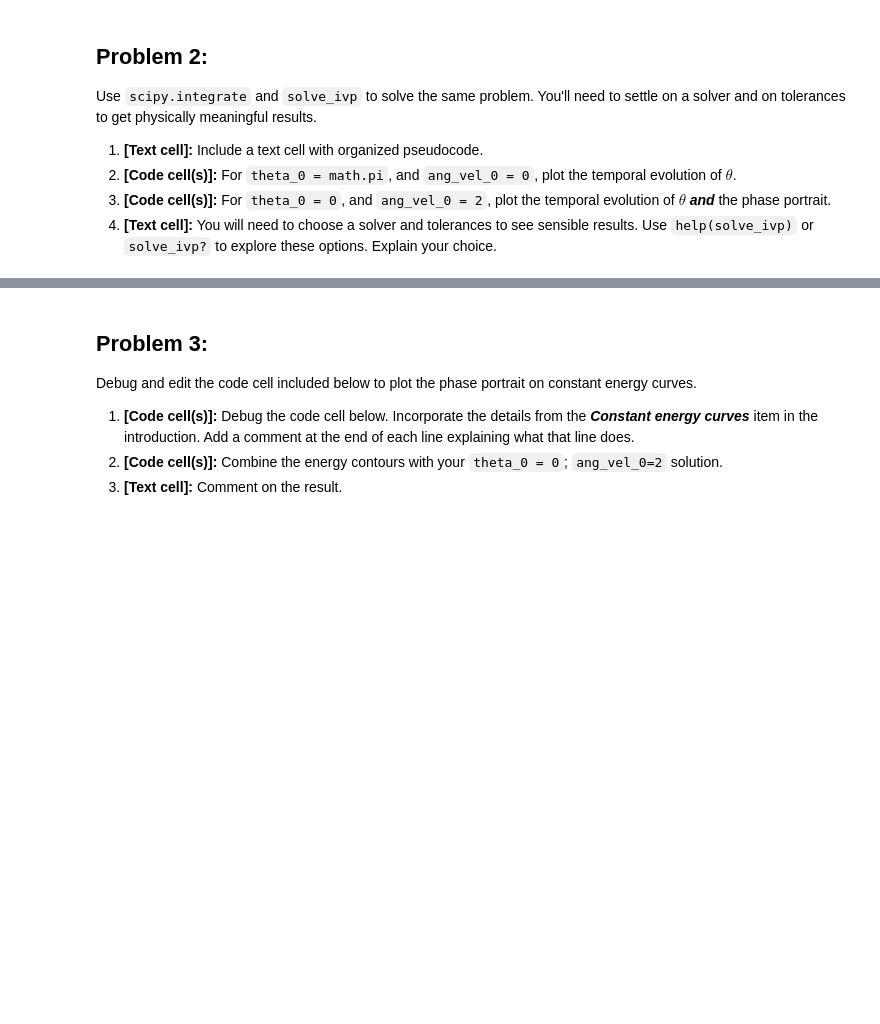
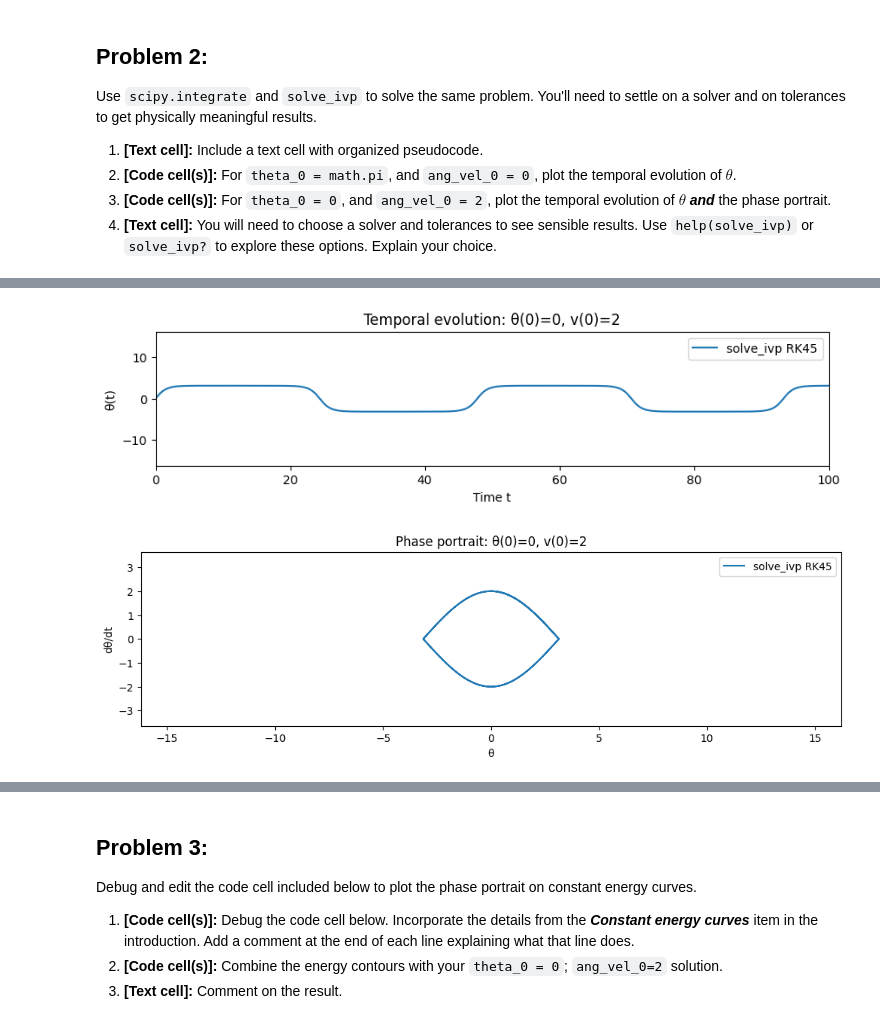
Before and after one commit to IntroComputationalPhysics-UNT/euler-and-solve-ivp-firebats2000, a Jupyter notebook: rigid_pendulum_assignment_v2.ipynb, the cells around one changed output, grey strips where cells are left out. Saved outputs shown, nothing was run; the diff lists cells and outputs as text; code cells hidden in the pictures; blank space fills up the shorter version.

```diff
--- a/rigid_pendulum_assignment_v2.ipynb
+++ b/rigid_pendulum_assignment_v2.ipynb
@@ -205,0 +276,36 @@ Use `scipy.integrate` and `solve_ivp` to solve the same problem. You'll need to
+# %%
+# problem 2 code cell for temporal evolution and phase portrait plot
+
+# Initial conditions
+y0 = [0.0, 2.0]
+
+# Solve
+sol = solve_ivp(
+    pendulum, t_span, y0, method="RK45", t_eval=t_eval,
+    rtol=1e-9, atol=1e-9
+)
+
+# Plot temporal evolution
+plt.figure(figsize=(10,2))
+plt.plot(sol.t, sol.y[0], label="solve_ivp RK45")
+plt.xlim([0, 100])
+plt.ylim([-5*np.pi-0.5, 5*np.pi+0.5])
+plt.xlabel("Time t")
+plt.ylabel("θ(t)")
+plt.legend()
+plt.title("Temporal evolution: θ(0)=0, v(0)=2")
+plt.show()
+
+# Phase portrait
+plt.figure(figsize=(12,3))
+plt.plot(sol.y[0], sol.y[1], label="solve_ivp RK45")
+plt.xlim([-5*np.pi-0.5, 5*np.pi+0.5])
+plt.ylim([-np.pi-0.5, np.pi+0.5])
+plt.xlabel("θ")
+plt.ylabel("dθ/dt")
+plt.legend()
+plt.title("Phase portrait: θ(0)=0, v(0)=2")
+plt.show()
+# %% [output]
+[figure, added]
+[figure, added]
```
Also changed, not shown: parts of 4 cells of this notebook.
